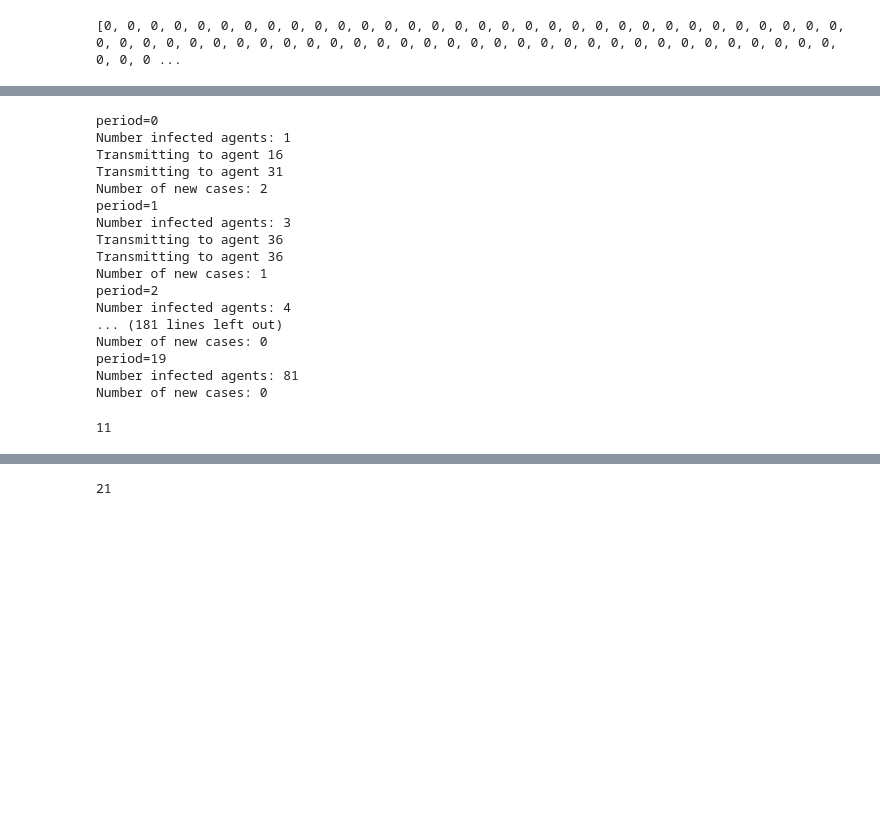
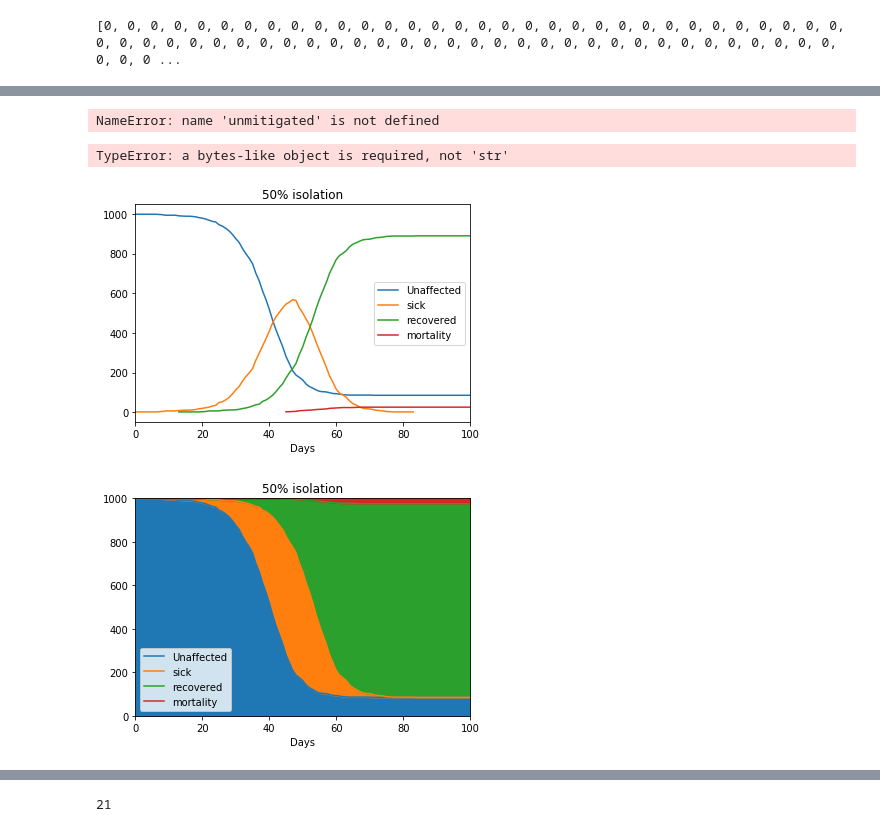
Before and after one commit to jasonstewartnz/spread-simulator, a Jupyter notebook: simulator.ipynb, the cells around one changed output, grey strips where cells are left out. Drawn from its saved outputs; the diff is of its cells as text; code cells hidden in the pictures; blank space fills up the shorter version.

```diff
--- a/simulator.ipynb
+++ b/simulator.ipynb
@@ -222,34 +221,3 @@ def move_agents(agents_orig):
     agents['y pos'] = agents['y pos'].apply(lambda x: adjust_outofrange(x, [0,1]) )
 
     return agents
-# %%
-# run simulation (100 iterations)
-n_periods = 20
-
-agent_state = []
-agent_state.append(agents)
-for period_i in range(n_periods):
-    print(f'period={period_i}')
-    # transmit
-    agent_state.append(transmit_disease(agent_state[-1]))
-
-    # move - reuse
-    agent_state[-1] = move_agents(agent_state[-1])
-# %% [output]
-period=0
-Number infected agents: 1
-Transmitting to agent 16
-Transmitting to agent 31
-Number of new cases: 2
-period=1
-Number infected agents: 3
-Transmitting to agent 36
-Transmitting to agent 36
-Number of new cases: 1
-period=2
-Number infected agents: 4
-... (181 lines left out)
-Number of new cases: 0
-period=19
-Number infected agents: 81
-Number of new cases: 0
@@ -255,0 +257,14 @@ Number of new cases: 0
+# %%
+isolation_50pct = agent_state
+# %%
+with open('data/unmitigated_simulation.pkl', 'wb' ) as file:
+    pk.dump(unmitigated, file)
+with open('data/isolation_50pct_simulation.pkl', 'wb' ) as file:
+    pk.dump(isolation_50pct, file)
+# %% [output]
+NameError: name 'unmitigated' is not defined
+# %%
+def agent_state_summary(agents):
+    status_counts = agents.groupby('status')['days infected'].count()
+
+    return status_counts
@@ -256,8 +273,27 @@ Number of new cases: 0
 # %%
-with open('data/simulation.pkl', 'wb' ) as file:
-    pk.dump(agent_state, file)
+with open('data/unmitigated_simulation.pkl','r') as file:
+    unmitigated = pk.load(file)
+# %% [output]
+TypeError: a bytes-like object is required, not 'str'
-# %%
-len(agent_state)
-# %% [output]
-11
+# %%
+def plot_statuses_over_time(agent_state,title):
+    status_over_time = pd.DataFrame(data=[agent_state_summary(agents) for agents in agent_state], index=range(len(agent_state)))
+
+    status_over_time.plot()
+    pl.title(title)
+    pl.xlabel('Days')
+    pl.legend(['Unaffected','sick','recovered','mortality'])
+
+    status_over_time.plot.area()
+    pl.title(title)
+    pl.xlabel('Days')
+    pl.legend(['Unaffected','sick','recovered','mortality'])
+    pl.ylim([0,n_agents])
+
+    return status_over_time
+# %%
+isolation_50pct_summary = plot_statuses_over_time(isolation_50pct,'50% isolation')
+# %% [output]
+[figure, added]
+[figure, added]
 # %%
```
Also changed, not shown: parts of 12 cells of this notebook.
